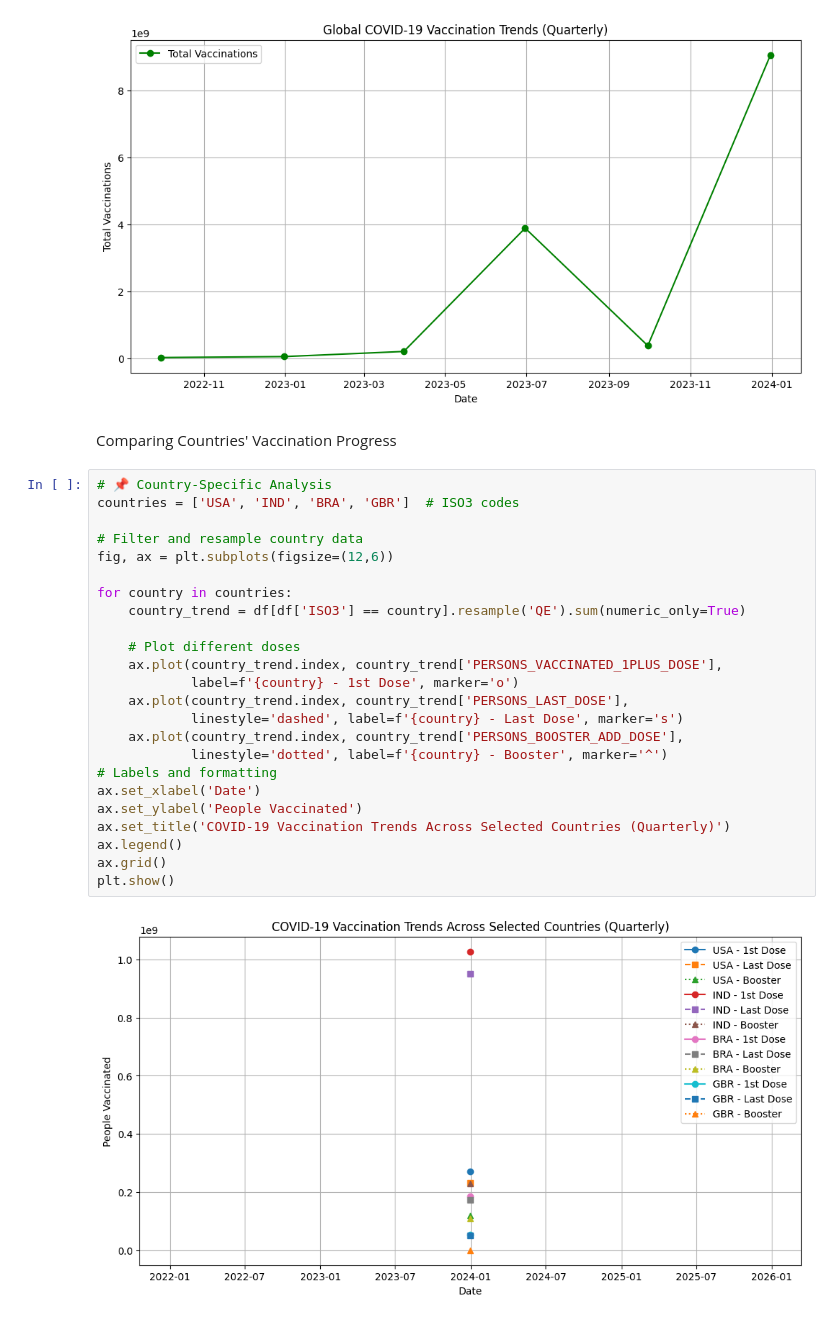
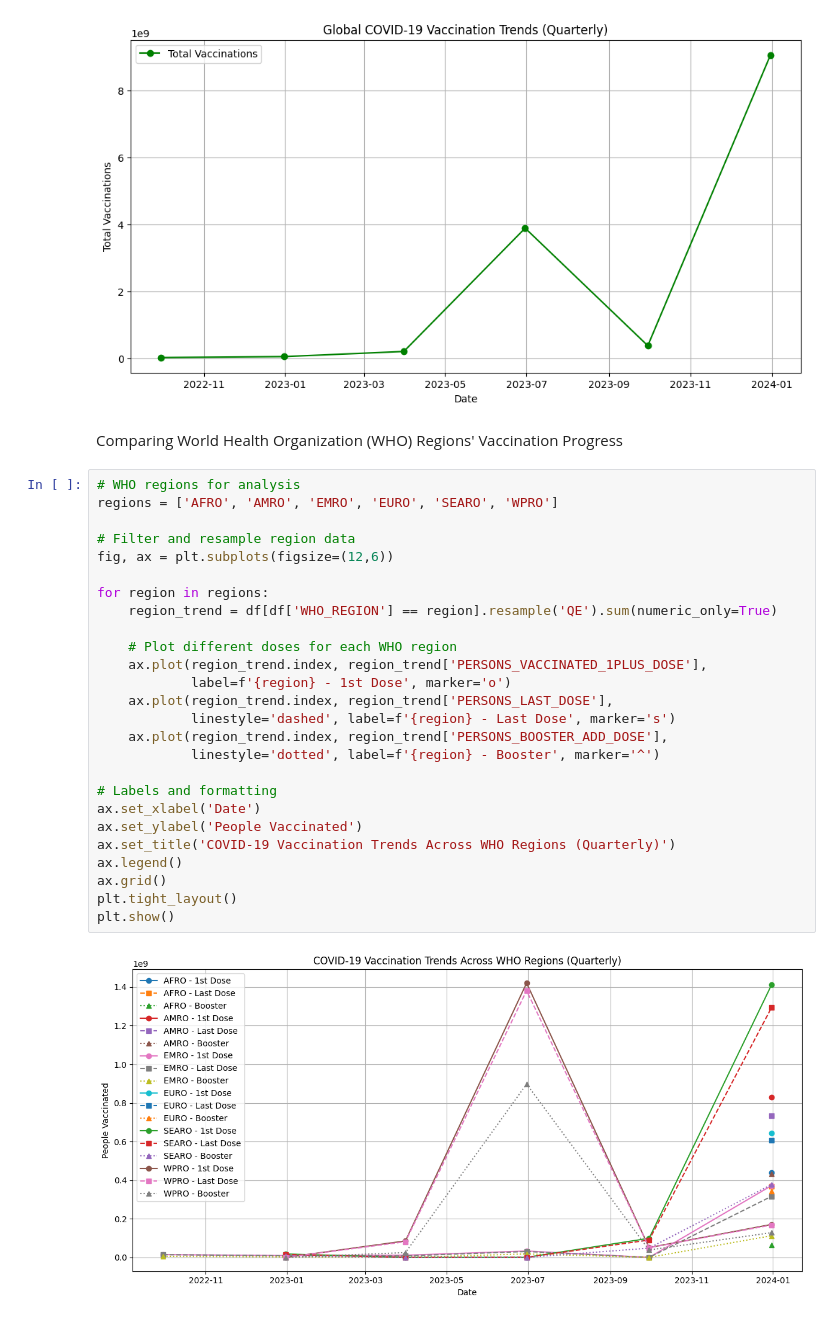
Before and after one commit to Srayoshi-Mirza/Analyzing-COVID-19-Vaccination-Trends-Updated-Quarterly-, a Jupyter notebook: Analyzing COVID-19 Vaccination Trends (Updated Quarterly).ipynb, the cells around one changed output. Drawn from its saved outputs; the diff is of its cells as text.

Commit message:
Updated Analysis

```diff
--- a/Analyzing COVID-19 Vaccination Trends (Updated Quarterly).ipynb
+++ b/Analyzing COVID-19 Vaccination Trends (Updated Quarterly).ipynb
@@ -77,30 +90,32 @@ plt.show()
 # %% [output]
 [figure]
 # %% [markdown]
-Comparing Countries' Vaccination Progress
+Comparing World Health Organization (WHO) Regions' Vaccination Progress
 # %%
-# 📌 Country-Specific Analysis
-countries = ['USA', 'IND', 'BRA', 'GBR']  # ISO3 codes
+# WHO regions for analysis
+regions = ['AFRO', 'AMRO', 'EMRO', 'EURO', 'SEARO', 'WPRO']
 
-# Filter and resample country data
+# Filter and resample region data
 fig, ax = plt.subplots(figsize=(12,6))
 
-for country in countries:
-    country_trend = df[df['ISO3'] == country].resample('QE').sum(numeric_only=True)
+for region in regions:
+    region_trend = df[df['WHO_REGION'] == region].resample('QE').sum(numeric_only=True)
 
-    # Plot different doses
-    ax.plot(country_trend.index, country_trend['PERSONS_VACCINATED_1PLUS_DOSE'],
-            label=f'{country} - 1st Dose', marker='o')
-    ax.plot(country_trend.index, country_trend['PERSONS_LAST_DOSE'],
-            linestyle='dashed', label=f'{country} - Last Dose', marker='s')
-    ax.plot(country_trend.index, country_trend['PERSONS_BOOSTER_ADD_DOSE'],
-            linestyle='dotted', label=f'{country} - Booster', marker='^')
+    # Plot different doses for each WHO region
+    ax.plot(region_trend.index, region_trend['PERSONS_VACCINATED_1PLUS_DOSE'],
+            label=f'{region} - 1st Dose', marker='o')
+    ax.plot(region_trend.index, region_trend['PERSONS_LAST_DOSE'],
+            linestyle='dashed', label=f'{region} - Last Dose', marker='s')
+    ax.plot(region_trend.index, region_trend['PERSONS_BOOSTER_ADD_DOSE'],
+            linestyle='dotted', label=f'{region} - Booster', marker='^')
+
 # Labels and formatting
 ax.set_xlabel('Date')
 ax.set_ylabel('People Vaccinated')
-ax.set_title('COVID-19 Vaccination Trends Across Selected Countries (Quarterly)')
+ax.set_title('COVID-19 Vaccination Trends Across WHO Regions (Quarterly)')
 ax.legend()
 ax.grid()
+plt.tight_layout()
 plt.show()
 # %% [output]
-[figure, old version]
+[figure, new version]
```
Also changed, not shown: parts of 7 cells of this notebook.
